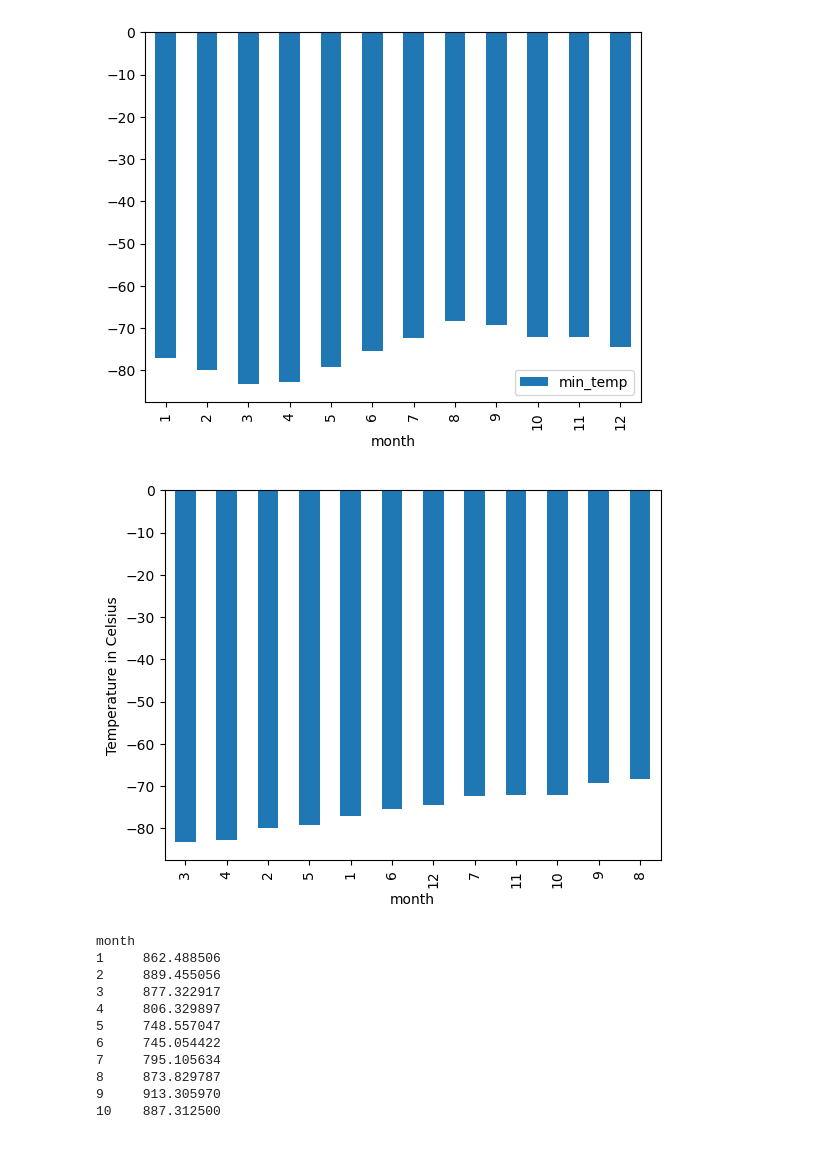
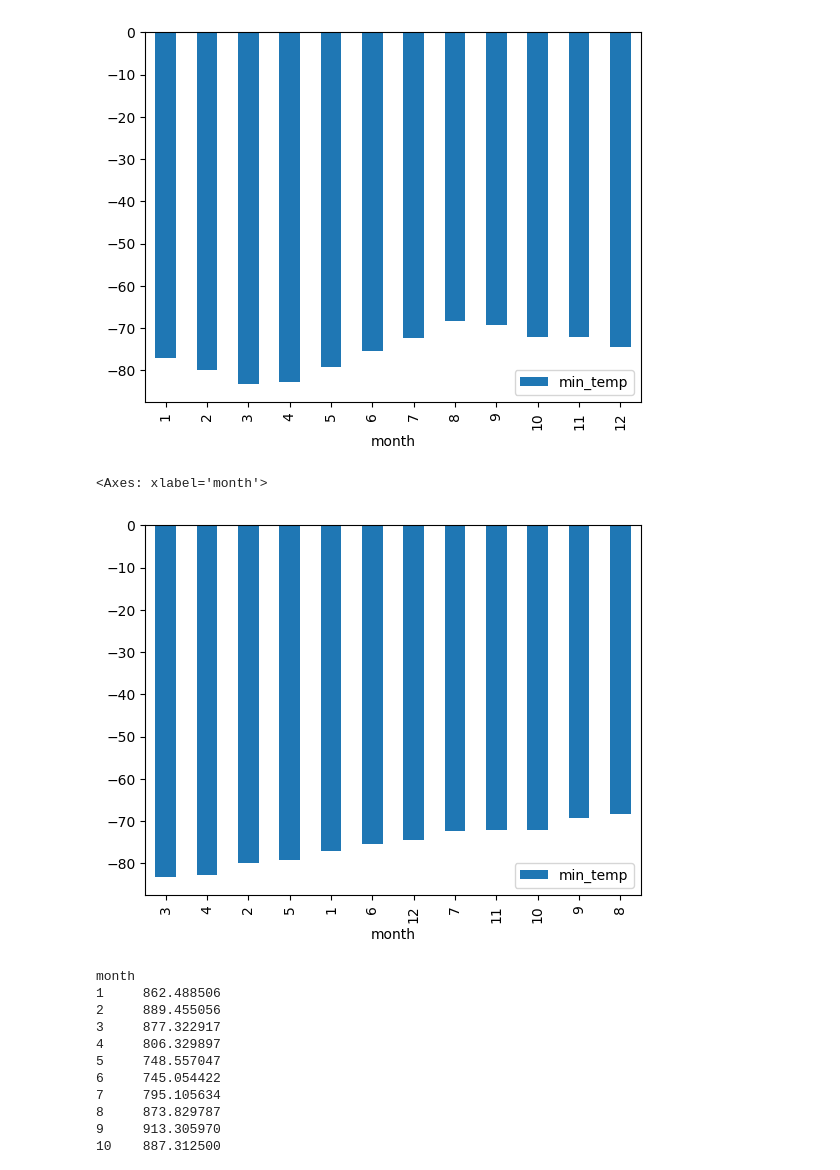
Before and after one commit to benrich322/web-scraping, a Jupyter notebook: module 11/Starter_Code 8/part_2_mars_weather.ipynb, the cells around one changed output. Saved outputs shown, nothing was run; the diff lists cells and outputs as text; code cells hidden in the pictures.

Commit message:
sorted dataframe

```diff
--- a/module 11/Starter_Code 8/part_2_mars_weather.ipynb
+++ b/module 11/Starter_Code 8/part_2_mars_weather.ipynb
@@ -247,8 +247,12 @@ check.plot.bar()
 [figure]
 # %%
 # Identify the coldest and hottest months in Curiosity's location
+check = pd.DataFrame(result)
+sorted_df = check.sort_values(by='min_temp')
+sorted_df.plot.bar()
 # %% [output]
+<Axes: xlabel='month'>
-[figure, old version]
+[figure, new version]
 # %%
 # 4. Average pressure by Martian month
 # %% [output]
```
